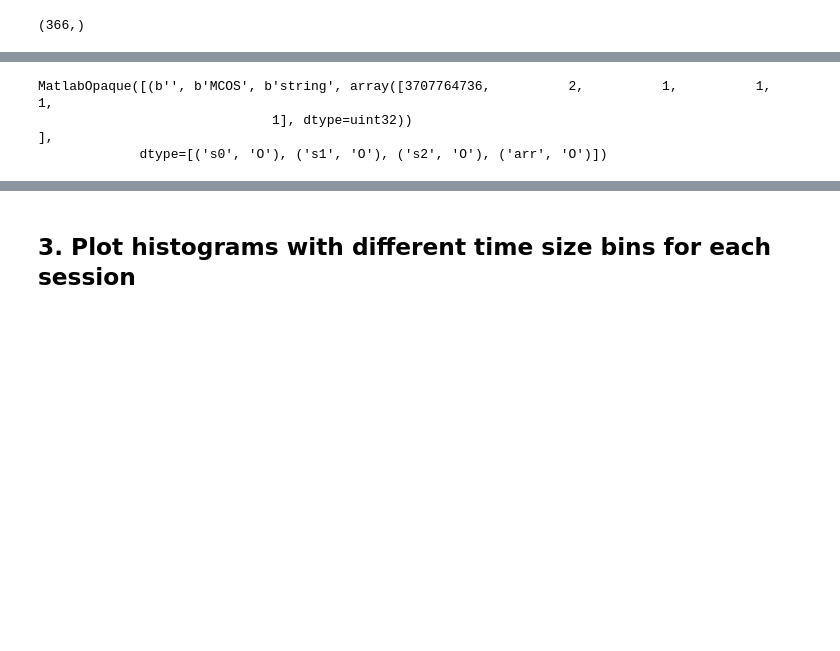
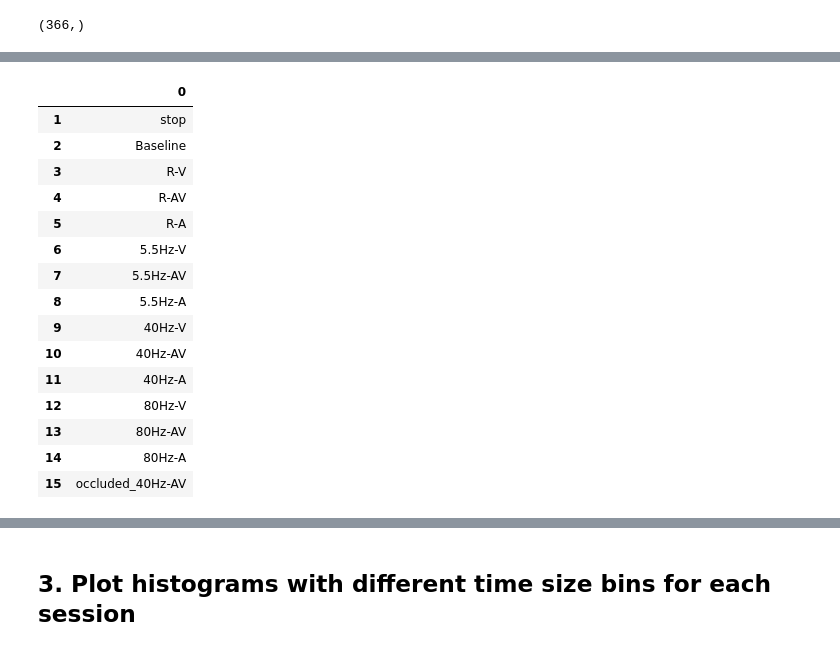
Before and after one commit to Simurgh818/IED_distributions, a Jupyter notebook: IED_distributions.ipynb, the cells around one changed output, grey strips where cells are left out. Saved outputs shown, nothing was run; the diff lists cells and outputs as text; code cells hidden in the pictures; blank space fills up the shorter version.

```diff
--- a/IED_distributions.ipynb
+++ b/IED_distributions.ipynb
@@ -583,7 +614,20 @@ condition_df.head(10)
 # %%
-condition_code = mat_contents['trials']['condition_code']
+condition_code.index = row_names
 condition_code
 # %% [output]
-MatlabOpaque([(b'', b'MCOS', b'string', array([3707764736,          2,          1,          1,          1,
-                              1], dtype=uint32))                                                          ],
-             dtype=[('s0', 'O'), ('s1', 'O'), ('s2', 'O'), ('arr', 'O')])
+|  | 0 |
+| 1 | stop |
+| 2 | Baseline |
+| 3 | R-V |
+| 4 | R-AV |
+| 5 | R-A |
+| 6 | 5.5Hz-V |
+| 7 | 5.5Hz-AV |
+| 8 | 5.5Hz-A |
+| 9 | 40Hz-V |
+| 10 | 40Hz-AV |
+| 11 | 40Hz-A |
+| 12 | 80Hz-V |
+| 13 | 80Hz-AV |
+| 14 | 80Hz-A |
+| 15 | occluded_40Hz-AV |
```
Also changed, not shown: parts of 13 cells of this notebook.
